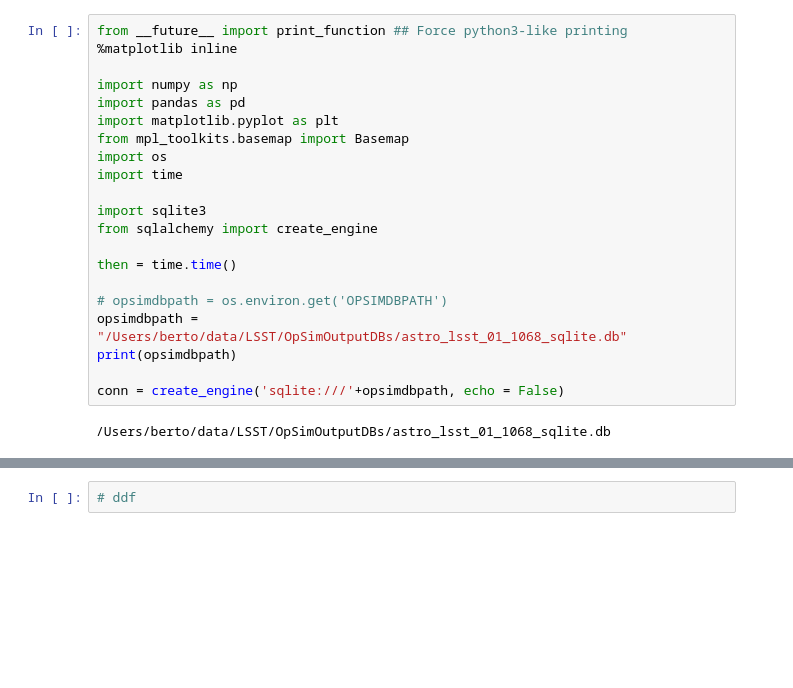
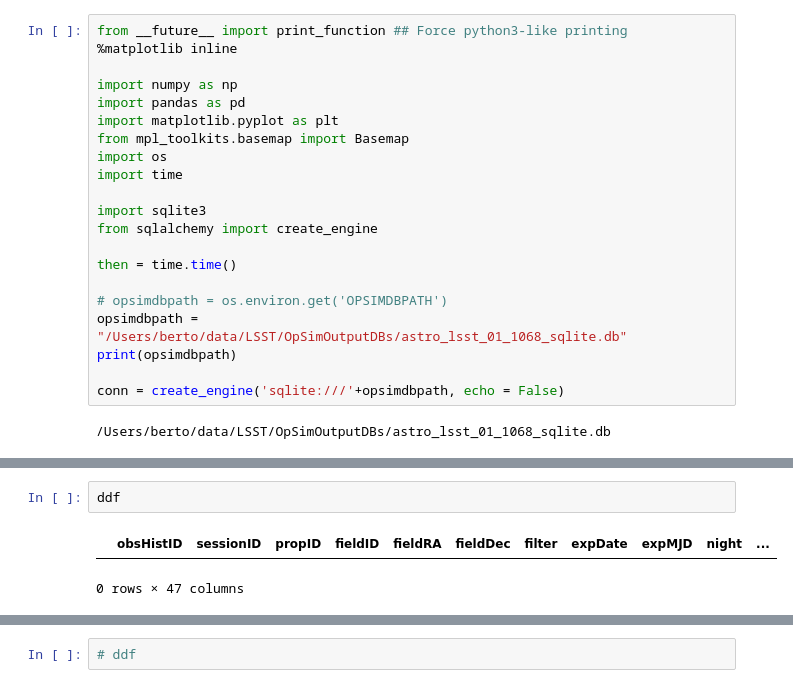
Before and after one commit to RobFirth/LSST_tools, a Jupyter notebook: opsimout/notebooks/OpSim_outputs_notebook_new.ipynb, the cells around one changed output, grey strips where cells are left out. Saved outputs shown, nothing was run; the diff lists cells and outputs as text; blank space fills up the shorter version.

```diff
--- a/opsimout/notebooks/OpSim_outputs_notebook_new.ipynb
+++ b/opsimout/notebooks/OpSim_outputs_notebook_new.ipynb
@@ -42,3 +40,8 @@ print(filters)
 []
+# %%
+ddf
+# %% [output]
+|  | obsHistID | sessionID | propID | fieldID | fieldRA | fieldDec | filter | expDate | expMJD | night | ... |
+0 rows × 47 columns
 # %%
 opsimdf
```
Also changed, not shown: parts of 5 cells of this notebook, 1 other file.
